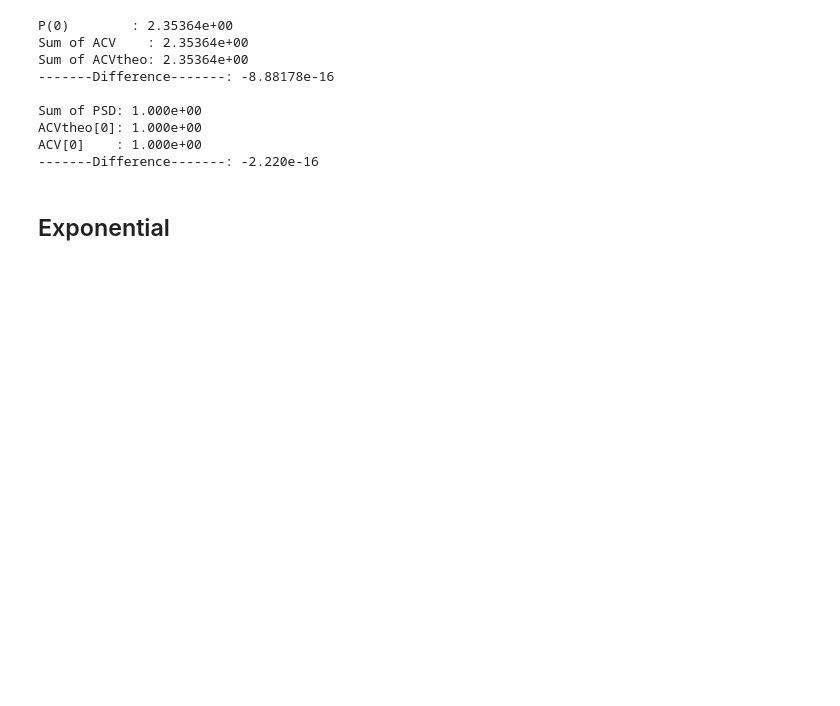
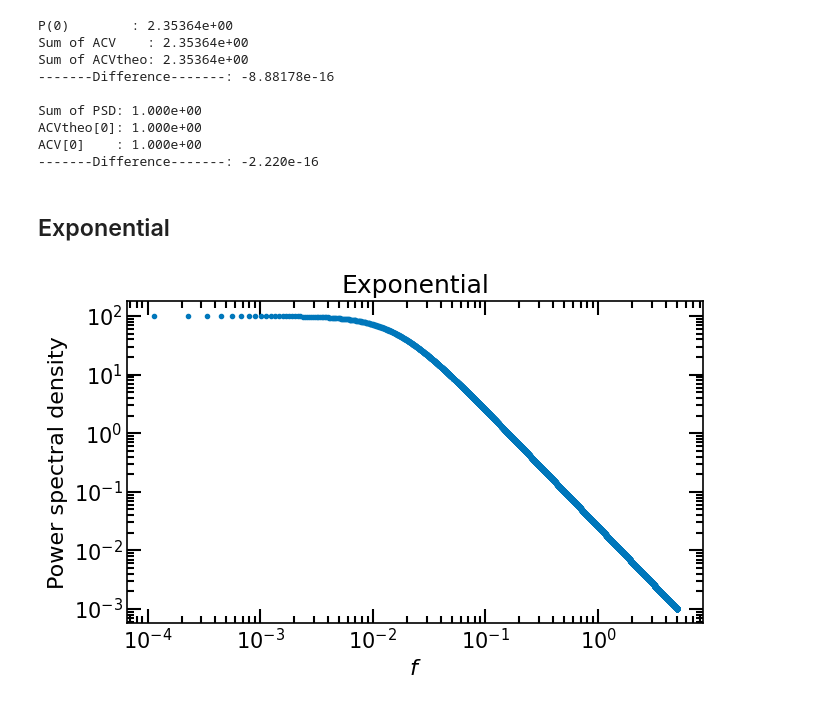
Before and after one commit to mlefkir/pioran, a Jupyter notebook: docs/numerical_FourierTransform.ipynb, the cells around one changed output. Cells and saved outputs as stored; diff of their text form; code cells hidden in the pictures; blank space fills up the shorter version.

```diff
--- a/docs/numerical_FourierTransform.ipynb
+++ b/docs/numerical_FourierTransform.ipynb
@@ -108,3 +108,30 @@ ACV[0]    : 1.000e+00
 -------Difference-------: -2.220e-16
 # %% [markdown]
 ## Exponential
+# %%
+def E_PSD(f, A,gamma):
+    return A / ( (4*np.pi**2 * f**2 + gamma**2) )
+def E_ACV(t, A,gamma):
+    return 0.5* A / gamma * np.exp( - gamma * t )
+# %%
+f0 = 1.13e-4
+df = f0
+fN = 5. # max frequency
+# grid of frequencies, from 0 to fend-df with step size df
+f = np.arange(0,fN,df)
+# number of points in the psd including the zeroth freq
+N = len(f)
+# define the parameters of the psd
+A , sigma = 1 , 1e-1
+
+P = E_PSD(f,A,sigma)
+# %%
+fig,ax = plt.subplots(1,1,figsize=(7,4.5))
+ax.plot(f,P,'.')
+ax.set_xlabel(r'$f$')
+ax.set_ylabel('Power spectral density')
+ax.loglog()
+ax.set_title("Exponential")
+fig.tight_layout()
+# %% [output]
+[figure, added]
```
Also changed, not shown: parts of 2 cells of this notebook, 5 other files.
